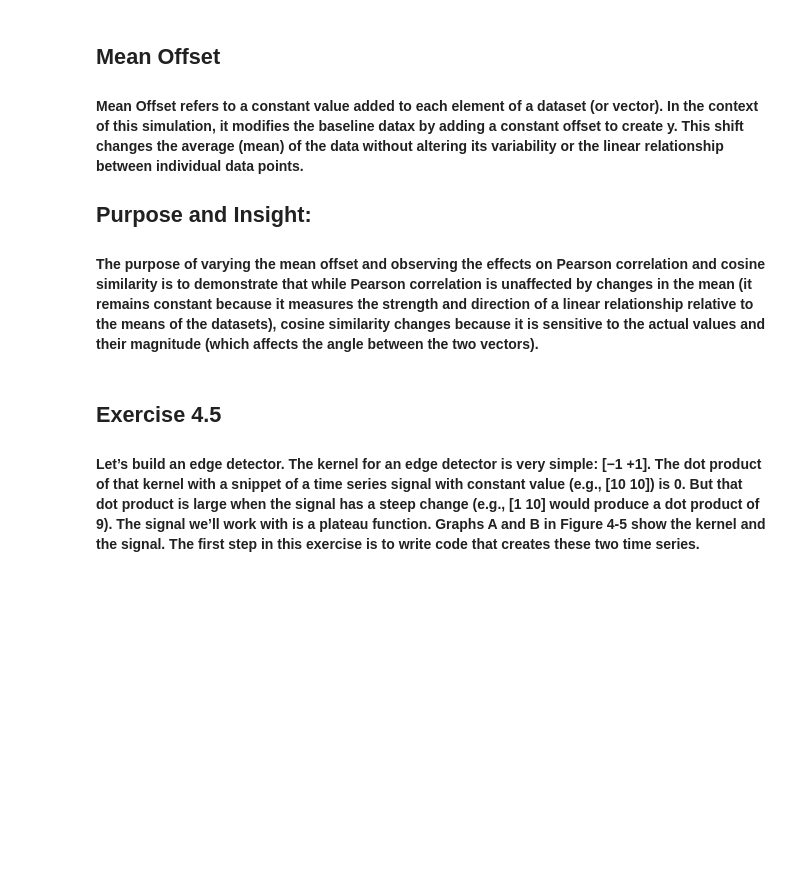
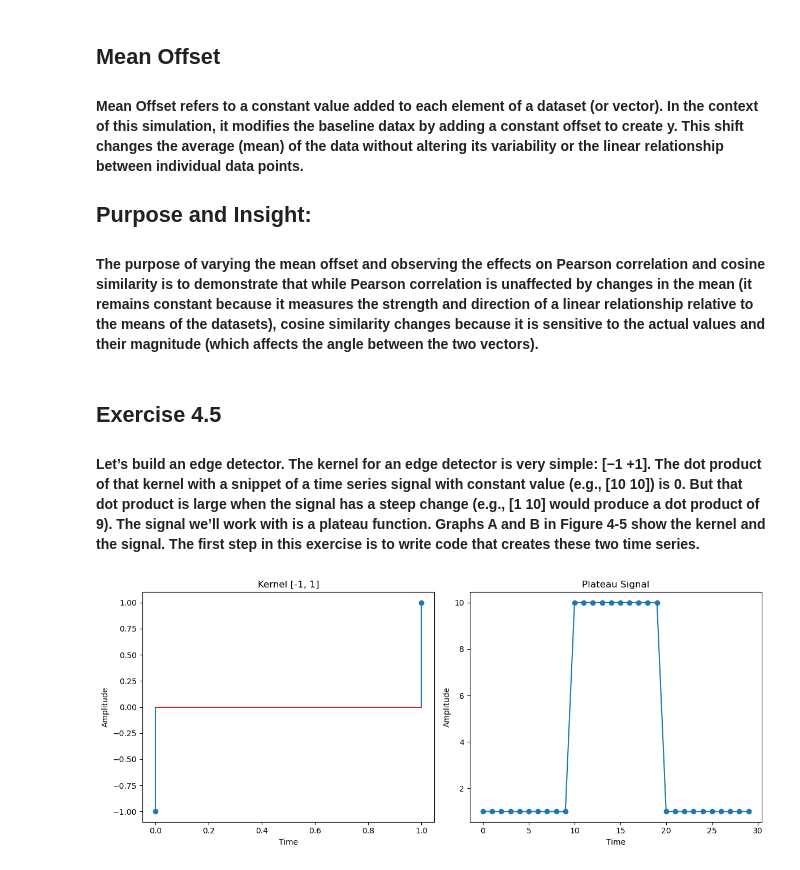
Before and after one commit to MaukanMir/AI-ML-Learning, a Jupyter notebook: Mathematics/Linear-Algebra/Vector-Applications.ipynb, the cells around one changed output. Saved outputs shown, nothing was run; the diff lists cells and outputs as text; code cells hidden in the pictures; blank space fills up the shorter version.

```diff
--- a/Mathematics/Linear-Algebra/Vector-Applications.ipynb
+++ b/Mathematics/Linear-Algebra/Vector-Applications.ipynb
@@ -108,3 +108,29 @@ plt.show()
 ## Exercise 4.5
 
 #### Let’s build an edge detector. The kernel for an edge detector is very simple: [−1 +1]. The dot product of that kernel with a snippet of a time series signal with constant value (e.g., [10 10]) is 0. But that dot product is large when the signal has a steep change (e.g., [1 10] would produce a dot product of 9). The signal we’ll work with is a plateau function. Graphs A and B in Figure 4-5 show the kernel and the signal. The first step in this exercise is to write code that creates these two time series.
+# %%
+import numpy as np
+import matplotlib.pyplot as plt
+
+kernel = np.array([-1, 1])
+
+signal = np.array([1]*10 + [10]*10 + [1]*10)
+
+plt.figure(figsize=(12, 5))
+
+plt.subplot(1, 2, 1)
+plt.stem(kernel, use_line_collection=True)
+plt.title('Kernel [-1, 1]')
+plt.xlabel('Time')
+plt.ylabel('Amplitude')
+
+plt.subplot(1, 2, 2)
+plt.plot(signal, marker='o')
+plt.title('Plateau Signal')
+plt.xlabel('Time')
+plt.ylabel('Amplitude')
+
+plt.tight_layout()
+plt.show()
+# %% [output]
+[figure, added]
```
